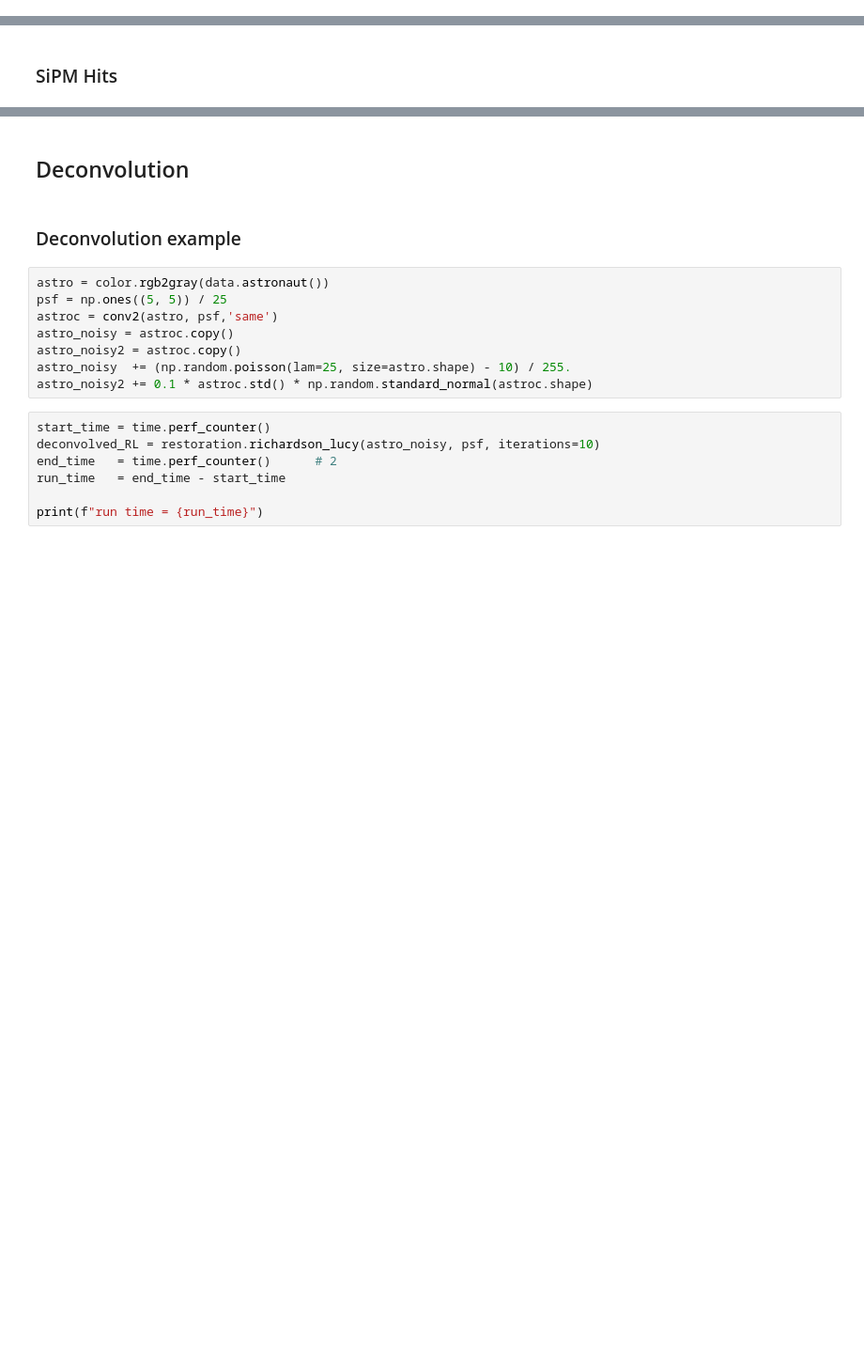
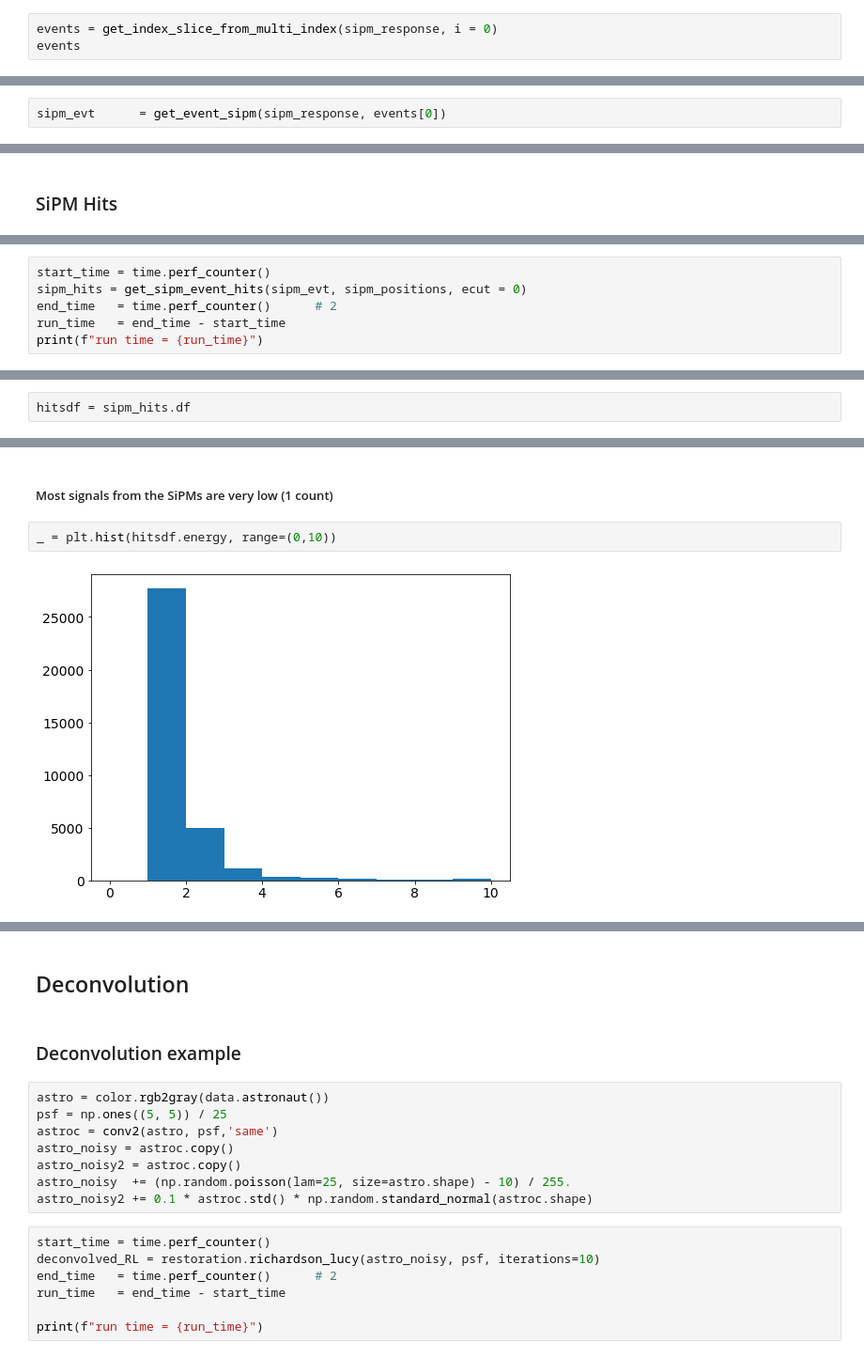
Before and after one commit to jjgomezcadenas/NextFlex, a Jupyter notebook: NB/bb0nu_sipm.ipynb, the cells around one changed output, grey strips where cells are left out. Shown at 94% size. Cells and saved outputs as stored; diff of their text form; blank space fills up the shorter version.

```diff
--- a/NB/bb0nu_sipm.ipynb
+++ b/NB/bb0nu_sipm.ipynb
@@ -376,0 +322,3 @@ def rebin_time(df : pd.DataFrame)->pd.Series:
+# %%
+events = get_index_slice_from_multi_index(sipm_response, i = 0)
+events
@@ -376,0 +327,2 @@ def rebin_time(df : pd.DataFrame)->pd.Series:
+# %%
+sipm_evt      = get_event_sipm(sipm_response, events[0])
@@ -378,0 +366,6 @@ def rebin_time(df : pd.DataFrame)->pd.Series:
+# %%
+start_time = time.perf_counter()
+sipm_hits = get_sipm_event_hits(sipm_evt, sipm_positions, ecut = 0)
+end_time   = time.perf_counter()      # 2
+run_time   = end_time - start_time
+print(f"run time = {run_time}")
@@ -378,0 +374,2 @@ def rebin_time(df : pd.DataFrame)->pd.Series:
+# %%
+hitsdf = sipm_hits.df
@@ -378,0 +392,6 @@ def rebin_time(df : pd.DataFrame)->pd.Series:
+# %% [markdown]
+##### Most signals from the SiPMs are very low (1 count)
+# %%
+_ = plt.hist(hitsdf.energy, range=(0,10))
+# %% [output]
+[figure, added]
```
Also changed, not shown: parts of 161 cells of this notebook, 13 other files.
